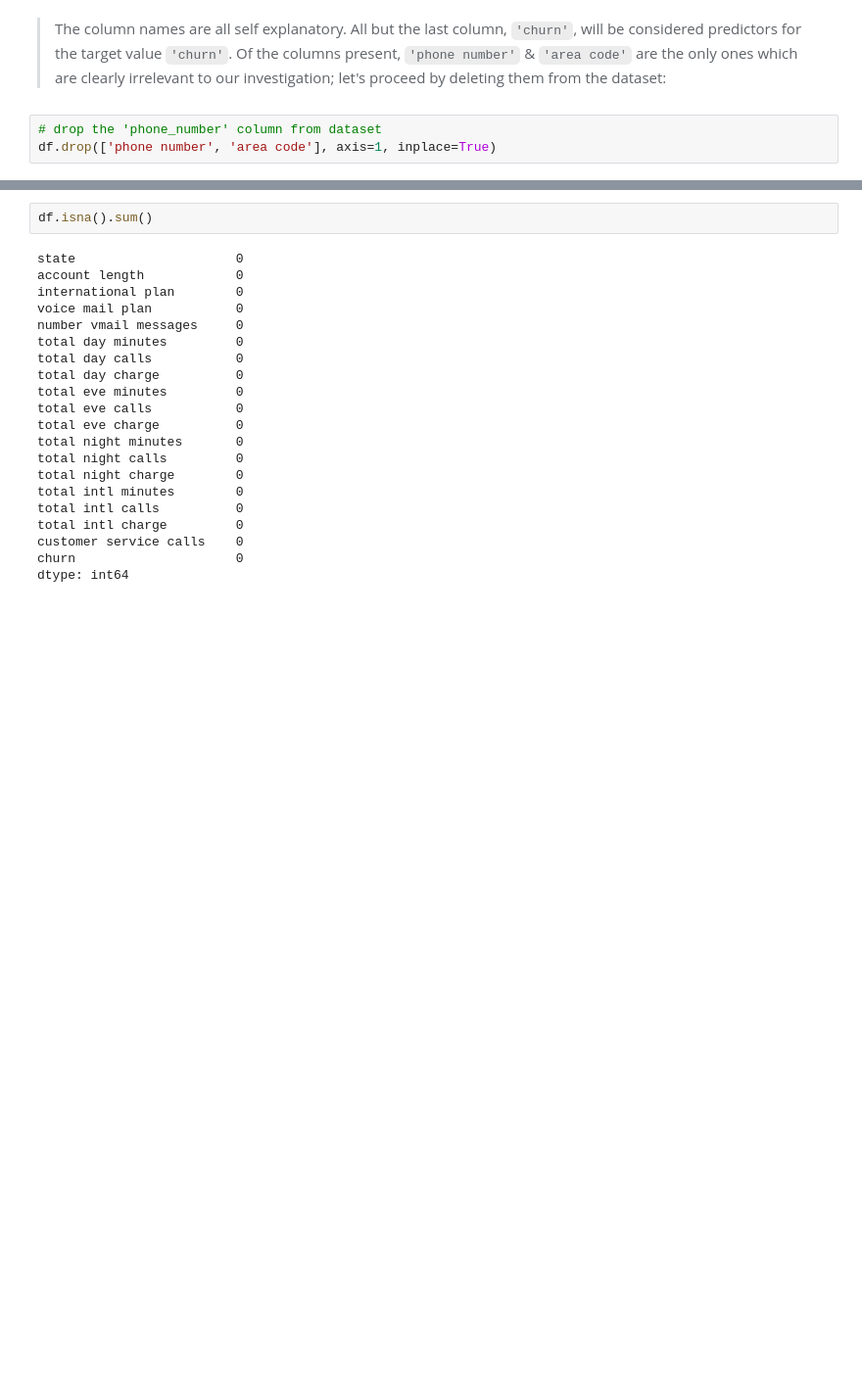
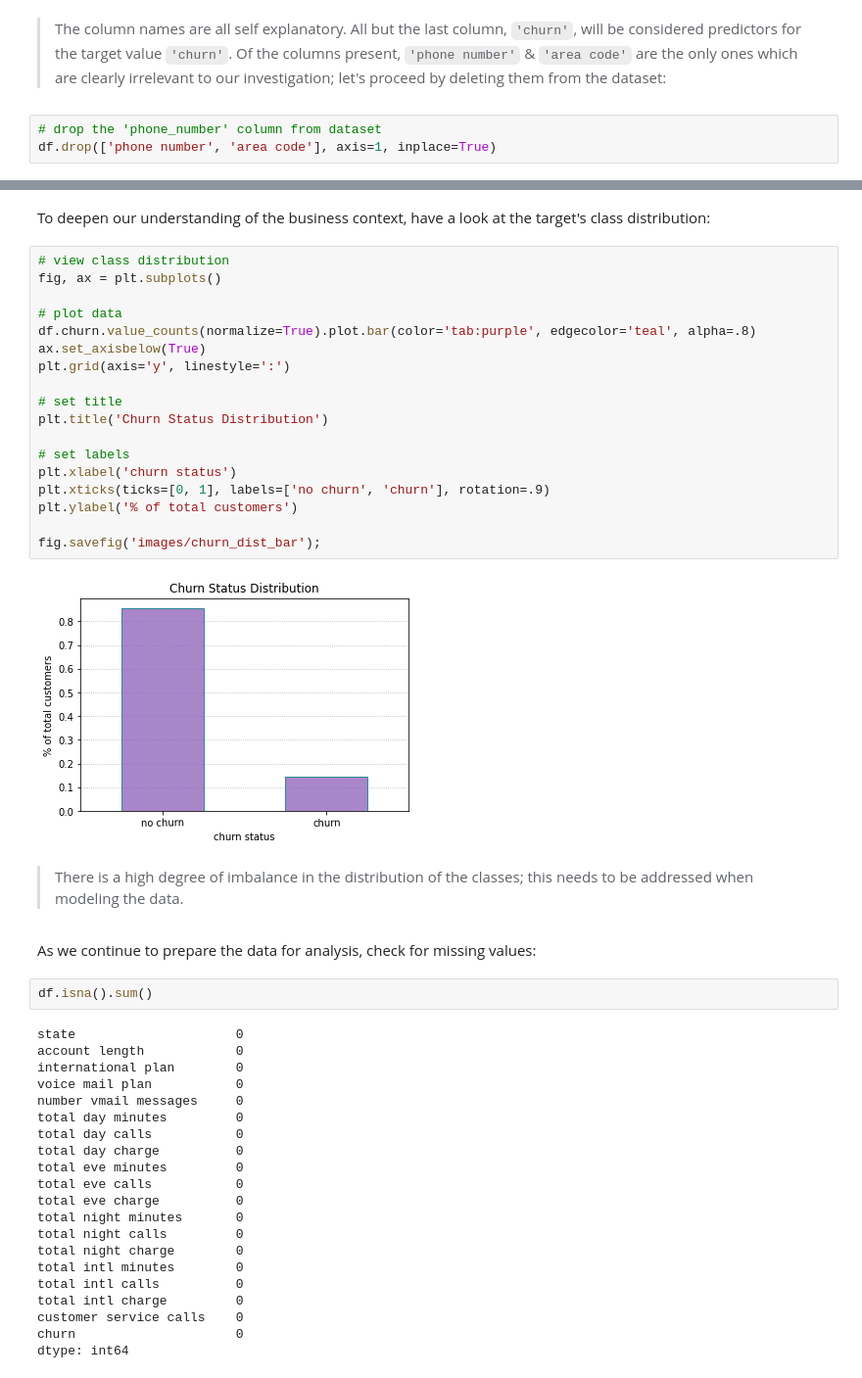
Before and after one commit to terminalcoder/Churn-in-Telecom, a Jupyter notebook: notebook.ipynb, the cells around one changed output, grey strips where cells are left out. Shown at 98% size. Saved outputs shown, nothing was run; the diff lists cells and outputs as text; blank space fills up the shorter version.

Commit message:
added target distribution

```diff
--- a/notebook.ipynb
+++ b/notebook.ipynb
@@ -87,3 +100,29 @@ Check for missing values:
+# %% [markdown]
+To deepen our understanding of the business context, have a look at the target's class distribution:
+# %%
+# view class distribution
+fig, ax = plt.subplots()
+
+# plot data
+df.churn.value_counts(normalize=True).plot.bar(color='tab:purple', edgecolor='teal', alpha=.8)
+ax.set_axisbelow(True)
+plt.grid(axis='y', linestyle=':')
+
+# set title
+plt.title('Churn Status Distribution')
+
+# set labels
+plt.xlabel('churn status')
+plt.xticks(ticks=[0, 1], labels=['no churn', 'churn'], rotation=.9)
+plt.ylabel('% of total customers')
+
+fig.savefig('images/churn_dist_bar');
+# %% [output]
+[figure, added]
+# %% [markdown]
+> There is a high degree of imbalance in the distribution of the classes; this needs to be addressed when modeling the data.
+# %% [markdown]
+As we continue to prepare the data for analysis, check for missing values:
 # %%
 df.isna().sum()
 # %% [output]
```
Also changed, not shown: parts of 19 cells of this notebook, 2 other files.
